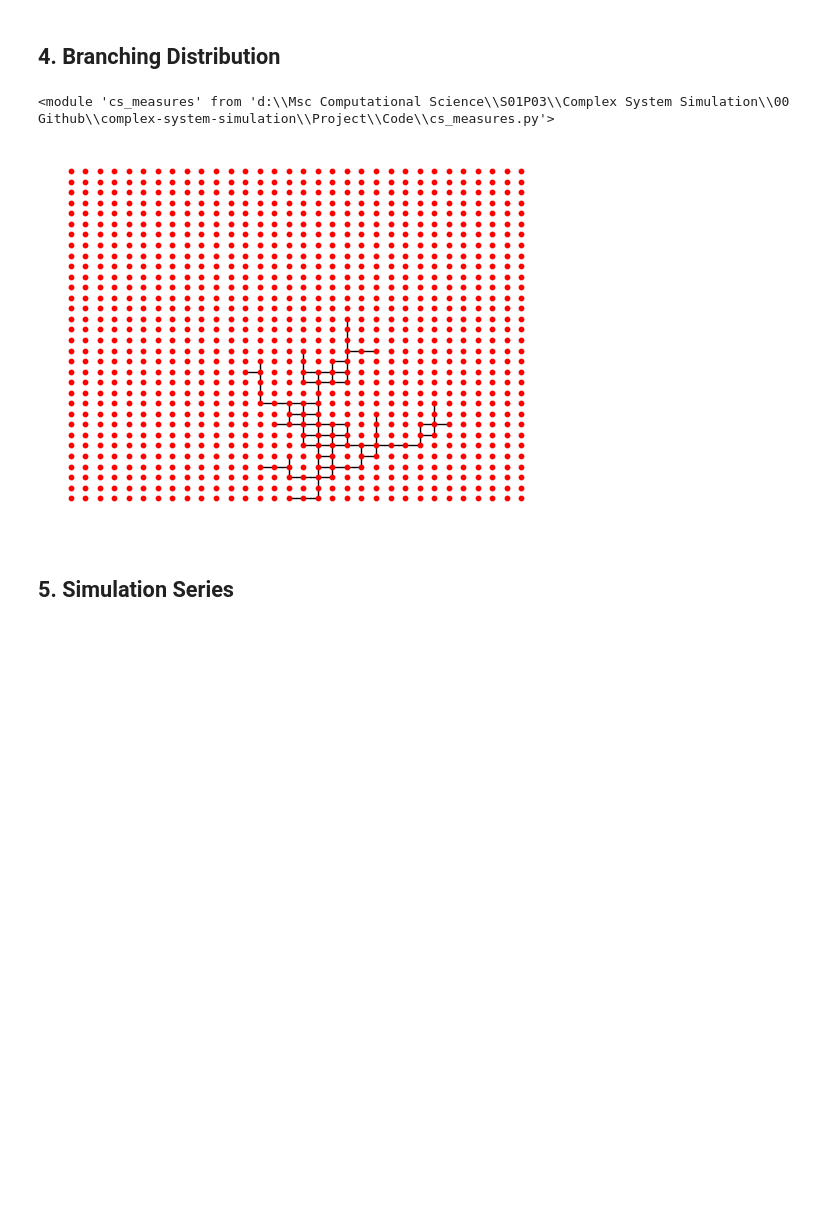
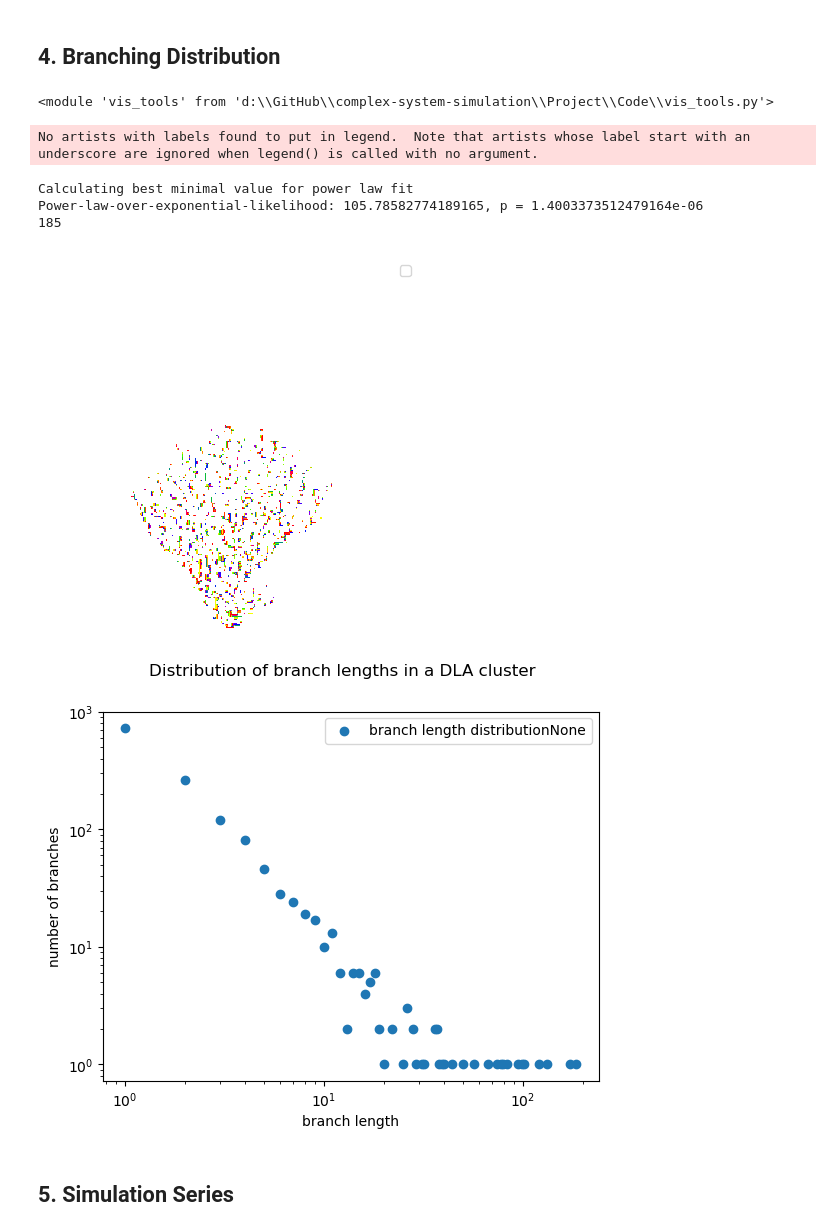
Before and after one commit to mboyan/complex-system-simulation, a Jupyter notebook: Project/Code/ProjectNotebook.ipynb, the cells around one changed output. Cells and saved outputs as stored; diff of their text form; code cells hidden in the pictures; blank space fills up the shorter version.

Commit message:
Branch distribution power law

```diff
--- a/Project/Code/ProjectNotebook.ipynb
+++ b/Project/Code/ProjectNotebook.ipynb
@@ -102,12 +106,24 @@ vt.plot_fractal_dimension(scales, n_boxes, coeffs)
 ## 4. Branching Distribution
 # %%
 reload(cm)
+reload(vt)
 # %% [output]
-<module 'cs_measures' from 'd:\\Msc Computational Science\\S01P03\\Complex System Simulation\\00 Github\\complex-system-simulation\\Project\\Code\\cs_measures.py'>
+<module 'vis_tools' from 'd:\\GitHub\\complex-system-simulation\\Project\\Code\\vis_tools.py'>
-# %%
-cm.branch_distribution(current_lattice, seeds[0])
-# %% [output]
-[figure, removed]
+# %%
+branch_lengths, branch_length_counts, branches = cm.branch_distribution(current_lattice, seeds[0])
+# print(type(branches))
+# print(branches)
+print(len(branches[0]))
+# print(np.array(branches))
+vt.plot_branches(branches, current_lattice)
+vt.plot_branch_length_distribution(branch_lengths, branch_length_counts)
+# %% [output]
+No artists with labels found to put in legend.  Note that artists whose label start with an underscore are ignored when legend() is called with no argument.
+Calculating best minimal value for power law fit
+Power-law-over-exponential-likelihood: 105.78582774189165, p = 1.4003373512479164e-06
+185
+[figure, added]
+[figure, added]
 # %% [markdown]
 ## 5. Simulation Series
 # %%
```
Also changed, not shown: parts of 3 cells of this notebook, 5 other files.
